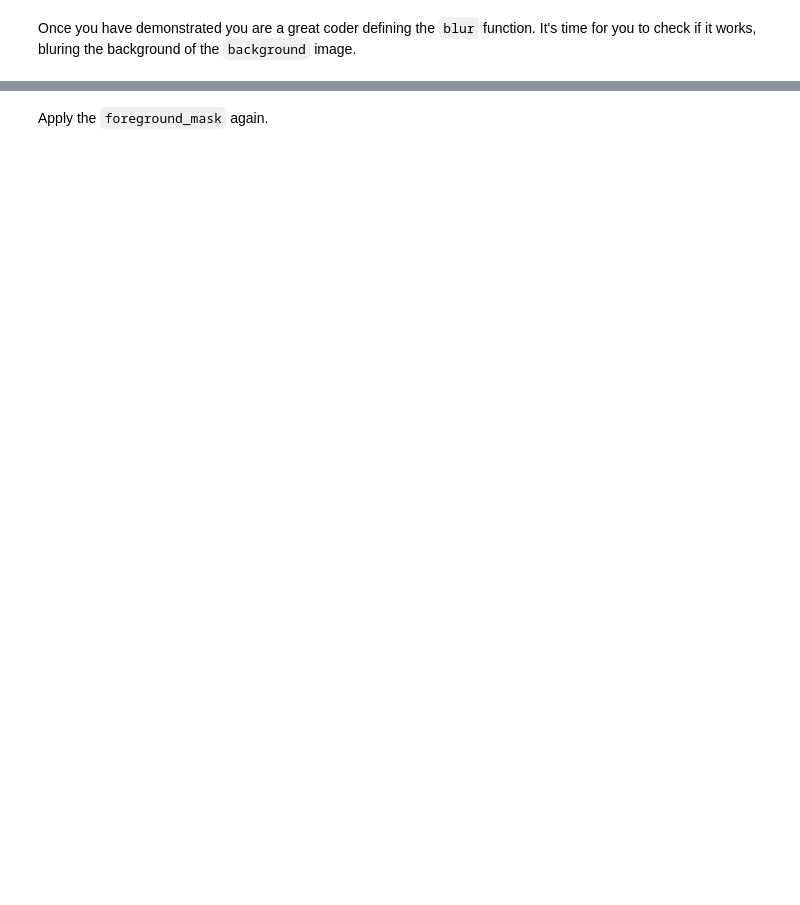
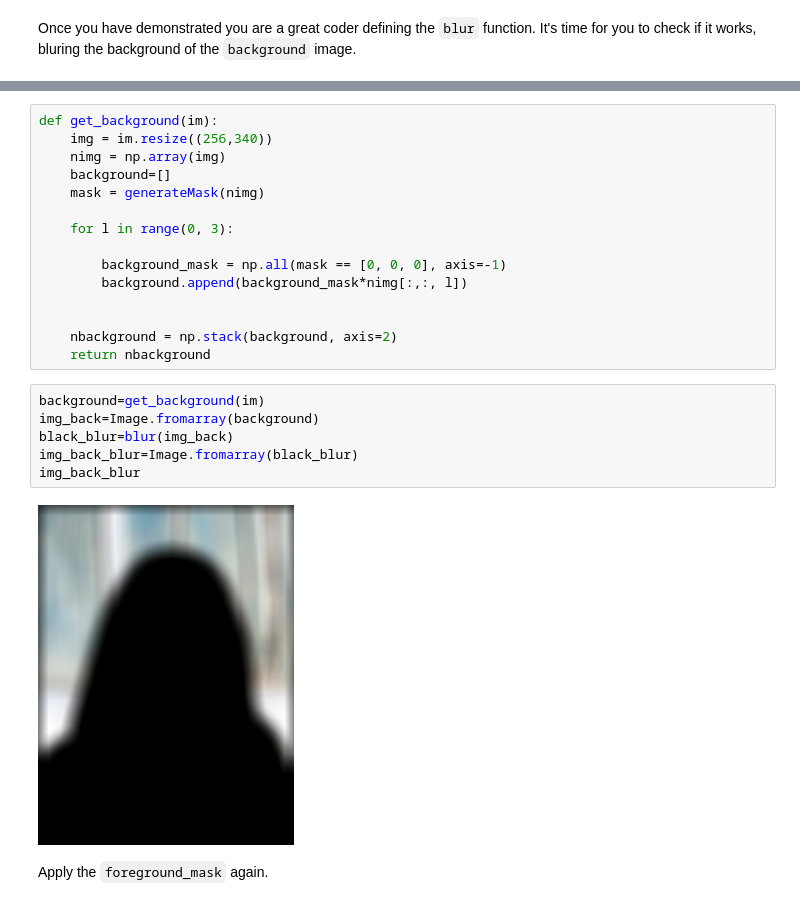
Before and after one commit to silviaherf/lab-image-segmentation, a Jupyter notebook: main.ipynb, the cells around one changed output, grey strips where cells are left out. Cells and saved outputs as stored; diff of their text form; blank space fills up the shorter version.

```diff
--- a/main.ipynb
+++ b/main.ipynb
@@ -236,2 +223,25 @@ array([[33, 36, 40, ..., 50, 45, 40],
+# %%
+def get_background(im):
+    img = im.resize((256,340))
+    nimg = np.array(img)
+    background=[]
+    mask = generateMask(nimg)
+
+    for l in range(0, 3):
+
+        background_mask = np.all(mask == [0, 0, 0], axis=-1)
+        background.append(background_mask*nimg[:,:, l])
+
+
+    nbackground = np.stack(background, axis=2)
+    return nbackground
+# %%
+background=get_background(im)
+img_back=Image.fromarray(background)
+black_blur=blur(img_back)
+img_back_blur=Image.fromarray(black_blur)
+img_back_blur
+# %% [output]
+[figure, added]
 # %% [markdown]
 Apply the `foreground_mask` again.
```
Also changed, not shown: parts of 12 cells of this notebook.
